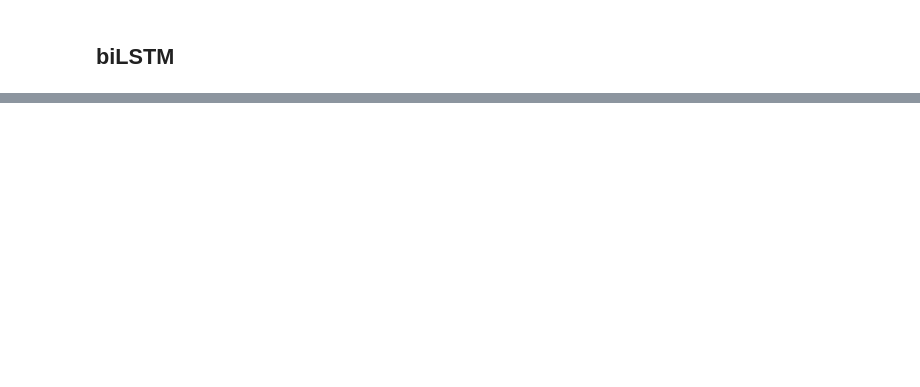
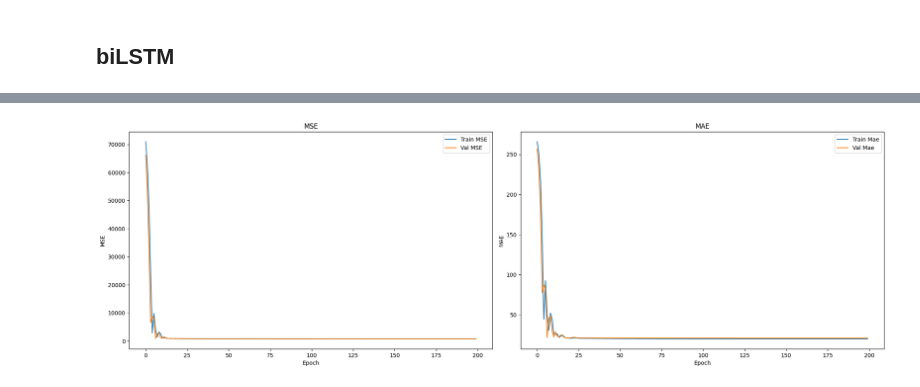
Before and after one commit to trantrongnb/Sinh_non, a Jupyter notebook: combine.ipynb, the cells around one changed output, grey strips where cells are left out. Drawn from its saved outputs; the diff is of its cells as text; code cells hidden in the pictures; blank space fills up the shorter version.

```diff
--- a/combine.ipynb
+++ b/combine.ipynb
@@ -309,0 +591,16 @@ visualize(history= history)
+# %%
+model = MultiInputModelLSTM(1)
+model.compile(
+    optimizer= keras.optimizers.Adam(0.01),
+    loss="mse",
+    metrics=["mae", "mse"]
+)
+# %%
+history = model.fit(
+    [X_ehg_train, X_emr_train],
+    y_ehg_train,
+    batch_size=32,
+    validation_data = ([X_ehg_test, X_emr_test], y_ehg_test),
+    epochs=200,
+    callbacks=[lr_callback, log_callback]
+)
@@ -309,0 +625,4 @@ visualize(history= history)
+# %%
+visualize2(history= history)
+# %% [output]
+[figure, added]
```
Also changed, not shown: parts of 21 cells of this notebook, 1 other file.
